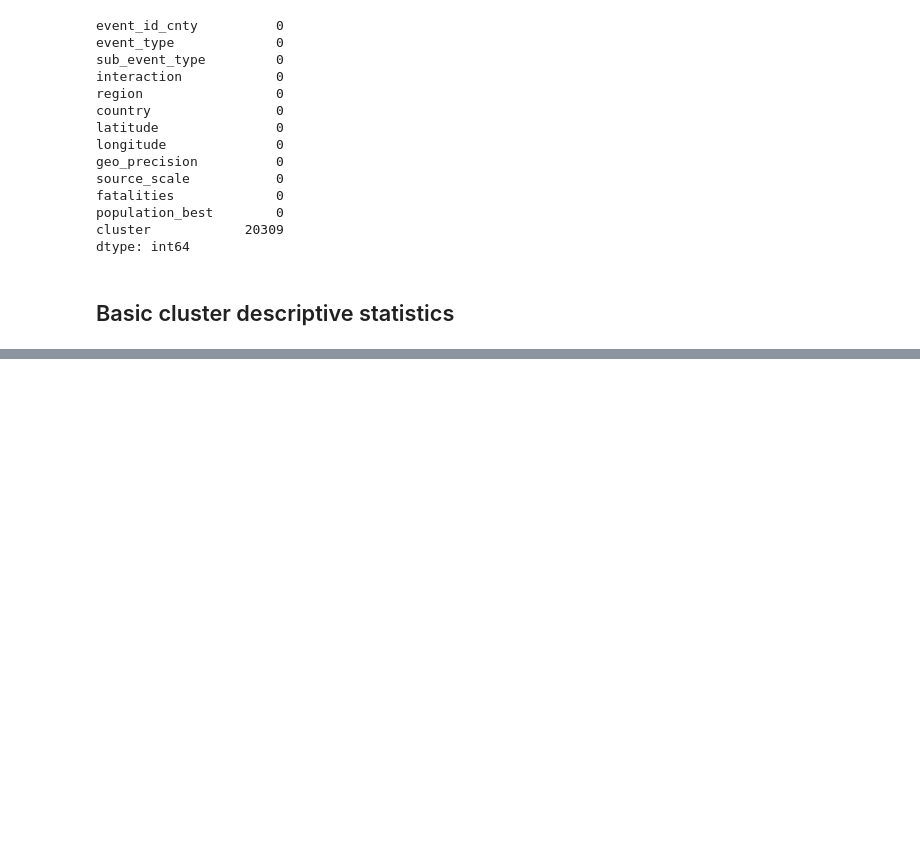
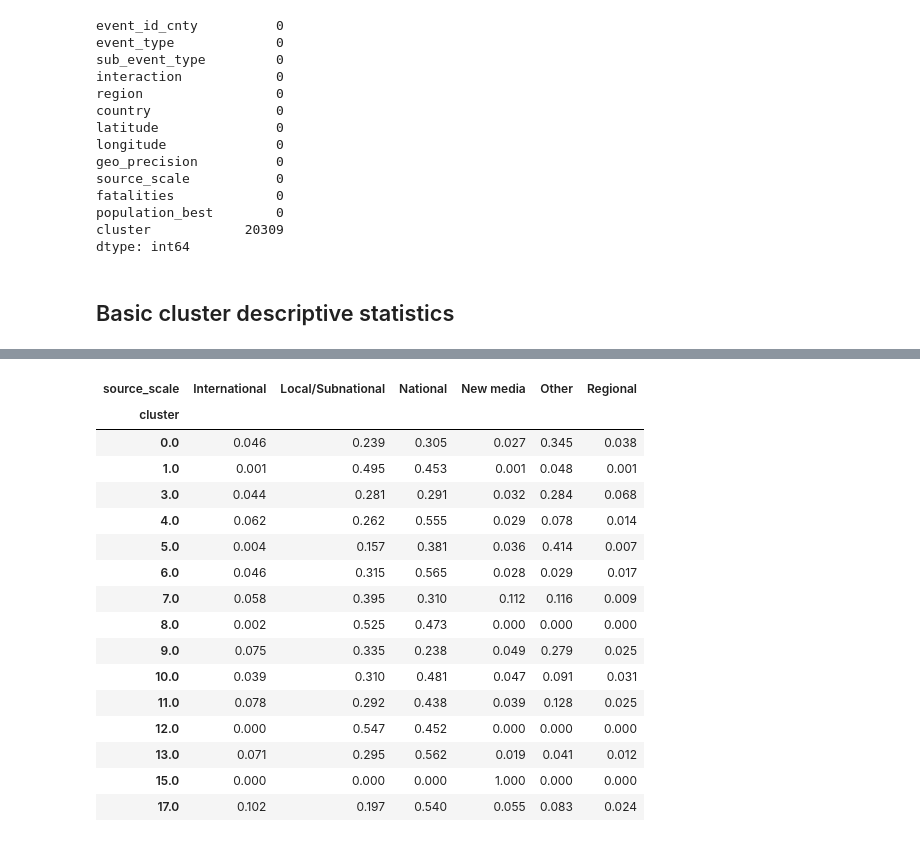
Before and after one commit to CoMa95/Armed-Conflict-Analytics, a Jupyter notebook: notebooks/03_modelling.ipynb, the cells around one changed output, grey strips where cells are left out. Saved outputs shown, nothing was run; the diff lists cells and outputs as text; code cells hidden in the pictures; blank space fills up the shorter version.

Commit message:
Add descriptive statistics to Cluster Insights.

```diff
--- a/notebooks/03_modelling.ipynb
+++ b/notebooks/03_modelling.ipynb
@@ -271,0 +352,14 @@ df = df_input_whole.copy()
+# %%
+# event type composition per cluster
+event_distribution = (
+    df_top.groupby("cluster")["event_type"]
+          .value_counts(normalize=True)
+          .unstack(fill_value=0)
+          .sort_index()
+)
+
+# format columns
+for col in range(event_distribution.shape[1]):
+    event_distribution.iloc[:, col] = event_distribution.iloc[:, col].round(3)
+
+event_distribution
@@ -271,0 +410,13 @@ df = df_input_whole.copy()
+# %%
+# geographical spread
+region_distribution = (
+    df_top.groupby("cluster")["region"]
+    .value_counts(normalize=True)
+    .unstack(fill_value=0)
+)
+
+# format columns
+for col in range(region_distribution.shape[1]):
+    region_distribution.iloc[:, col] = region_distribution.iloc[:, col].round(3)
+
+region_distribution
@@ -271,0 +471,31 @@ df = df_input_whole.copy()
+# %%
+# source scale distribution
+source_scale_distribution = (
+    df_top.groupby("cluster")["source_scale"]
+    .value_counts(normalize=True)
+    .unstack(fill_value=0)
+)
+
+# format columns
+for col in range(source_scale_distribution.shape[1]):
+    source_scale_distribution.iloc[:, col] = source_scale_distribution.iloc[:, col].round(3)
+
+source_scale_distribution
+# %% [output]
+| source_scale | International | Local/Subnational | National | New media | Other | Regional |
+| cluster |  |  |  |  |  |  |
+| 0.0 | 0.046 | 0.239 | 0.305 | 0.027 | 0.345 | 0.038 |
+| 1.0 | 0.001 | 0.495 | 0.453 | 0.001 | 0.048 | 0.001 |
+| 3.0 | 0.044 | 0.281 | 0.291 | 0.032 | 0.284 | 0.068 |
+| 4.0 | 0.062 | 0.262 | 0.555 | 0.029 | 0.078 | 0.014 |
+| 5.0 | 0.004 | 0.157 | 0.381 | 0.036 | 0.414 | 0.007 |
+| 6.0 | 0.046 | 0.315 | 0.565 | 0.028 | 0.029 | 0.017 |
+| 7.0 | 0.058 | 0.395 | 0.310 | 0.112 | 0.116 | 0.009 |
+| 8.0 | 0.002 | 0.525 | 0.473 | 0.000 | 0.000 | 0.000 |
+| 9.0 | 0.075 | 0.335 | 0.238 | 0.049 | 0.279 | 0.025 |
+| 10.0 | 0.039 | 0.310 | 0.481 | 0.047 | 0.091 | 0.031 |
+| 11.0 | 0.078 | 0.292 | 0.438 | 0.039 | 0.128 | 0.025 |
+| 12.0 | 0.000 | 0.547 | 0.452 | 0.000 | 0.000 | 0.000 |
+| 13.0 | 0.071 | 0.295 | 0.562 | 0.019 | 0.041 | 0.012 |
+| 15.0 | 0.000 | 0.000 | 0.000 | 1.000 | 0.000 | 0.000 |
+| 17.0 | 0.102 | 0.197 | 0.540 | 0.055 | 0.083 | 0.024 |
```
Also changed, not shown: parts of 11 cells of this notebook.
